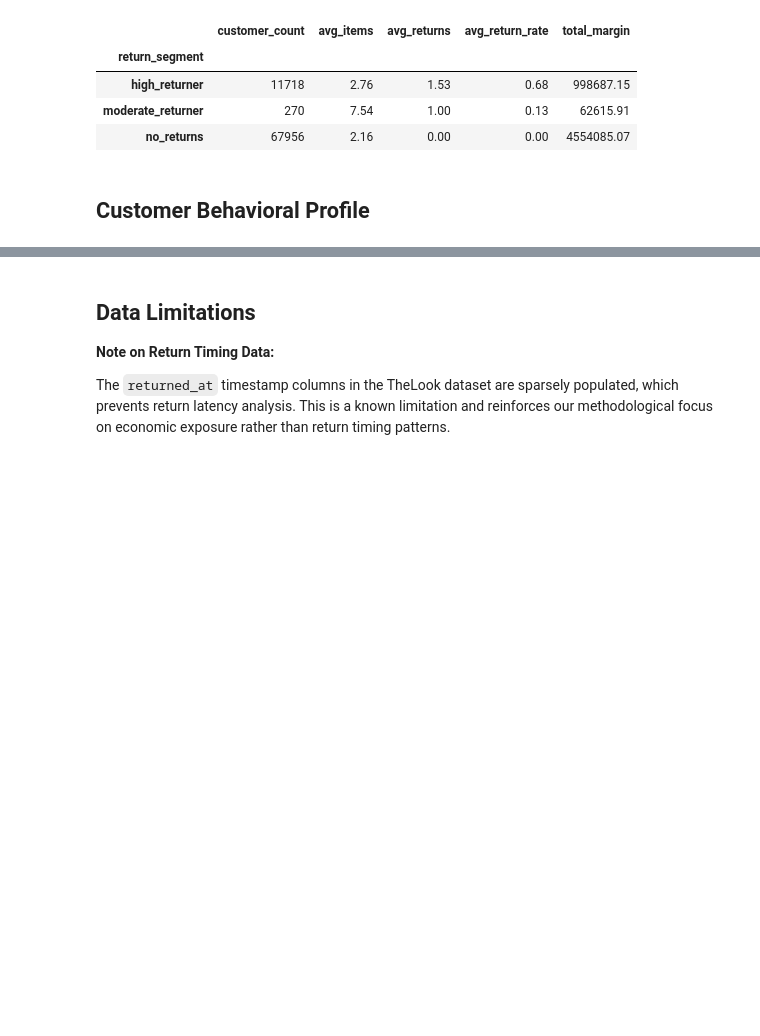
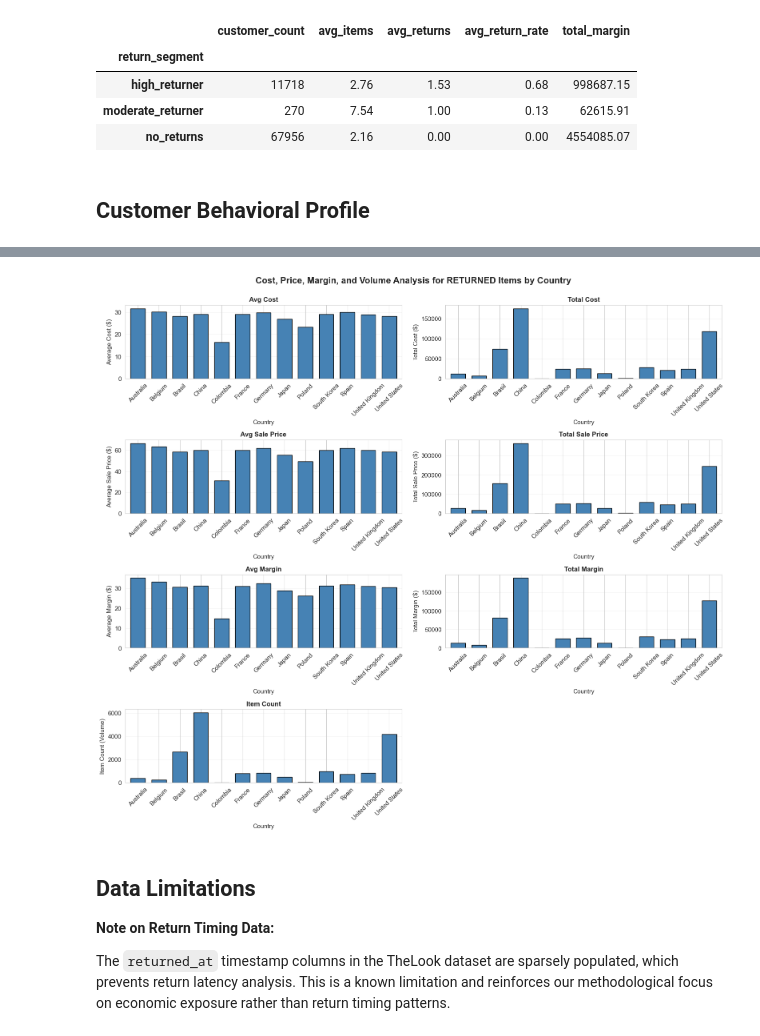
Before and after one commit to kojounfc/unfc-capstone-project-1, a Jupyter notebook: notebooks/the_look_ecom_EDA.ipynb, the cells around one changed output, grey strips where cells are left out. Cells and saved outputs as stored; diff of their text form; code cells hidden in the pictures; blank space fills up the shorter version.

```diff
--- a/notebooks/the_look_ecom_EDA.ipynb
+++ b/notebooks/the_look_ecom_EDA.ipynb
@@ -576,0 +617,6 @@ customer_behavior.describe()
+# %%
+# Calculate price, margin, and cost metrics by status and country
+status_country_analysis = calculate_price_margin_returned_by_country(df_standardized)
+print(f"Total groups: {len(status_country_analysis)}")
+print(f"\nTop 20 by total margin:")
+status_country_analysis.head(20)
@@ -577,3 +642,9 @@ customer_behavior.describe()
+# %%
+# Visualize price, margin, cost, and volume by status and country
+# Creates a 3x2 grid of 7 bar charts: avg_cost, total_cost, avg_sale_price, total_sale_price, avg_margin, total_margin, item_count
+plot_price_margin_returned_by_status_country(status_country_analysis)
+# %% [output]
+[figure, added]
 # %% [markdown]
 ## Data Limitations
 
```
Also changed, not shown: parts of 46 cells of this notebook, 19 other files.
